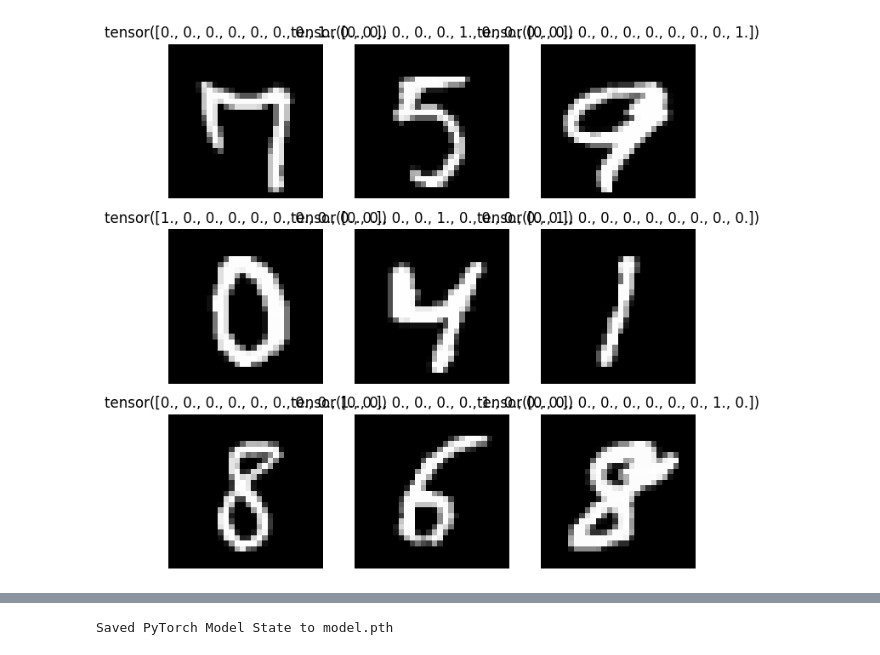
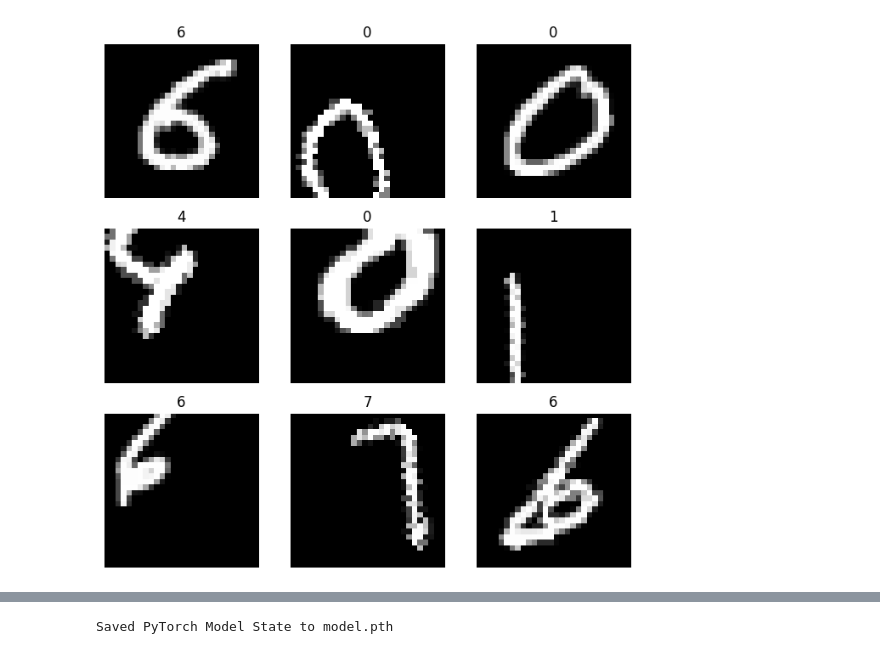
Before and after one commit to Rabjho/Machine-Learning-SOP, a Jupyter notebook: main.ipynb, the cells around one changed output, grey strips where cells are left out. Cells and saved outputs as stored; diff of their text form; code cells hidden in the pictures.

```diff
--- a/main.ipynb
+++ b/main.ipynb
@@ -55,16 +55,16 @@ test_data = ConcatDataset([og_test_data, random_testing])
 # %%
 figure = plt.figure(figsize=(8, 8))
 cols, rows = 3, 3
 for i in range(1, cols * rows + 1):
     sample_idx = randint(0,len(training_data))
     img, label = training_data[sample_idx]
     figure.add_subplot(rows, cols, i)
-    plt.title(label)
+    plt.title(label.argmax(0).item())
     plt.axis("off")
     plt.imshow(img.squeeze(), cmap="gray")
 plt.show()
 # %% [output]
-[figure, old version]
+[figure, new version]
 # %%
 batch_size = 64
 
```
Also changed, not shown: parts of 4 cells of this notebook, 2 other files.
